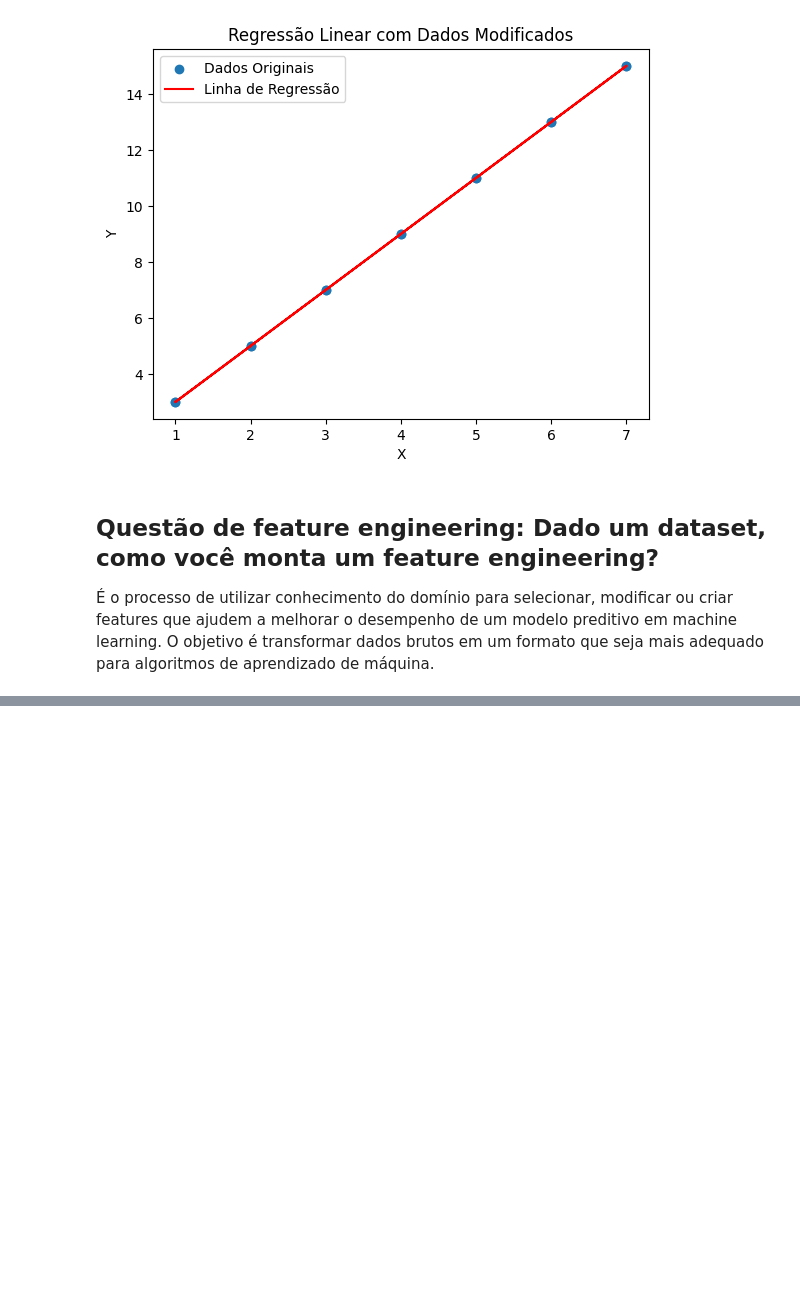
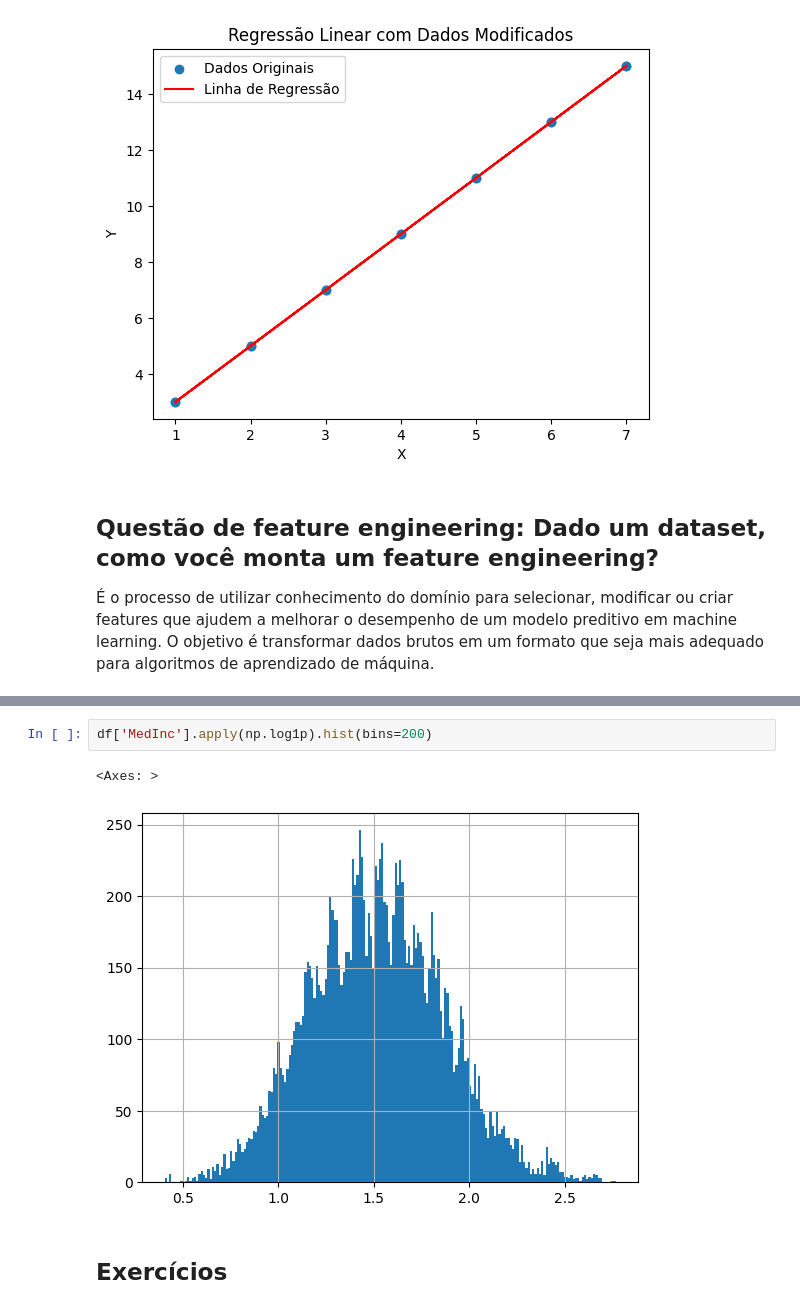
Before and after one commit to leosfreitas/machine_learning, a Jupyter notebook: prova-intermediaria/lab.ipynb, the cells around one changed output, grey strips where cells are left out. Cells and saved outputs as stored; diff of their text form; blank space fills up the shorter version.

```diff
--- a/prova-intermediaria/lab.ipynb
+++ b/prova-intermediaria/lab.ipynb
@@ -473,0 +408,7 @@ Coeficiente: [[2.]]
+# %%
+df['MedInc'].apply(np.log1p).hist(bins=200)
+# %% [output]
+<Axes: >
+[figure, added]
+# %% [markdown]
+## Exercícios
```
Also changed, not shown: parts of 26 cells of this notebook, 2 other files.
